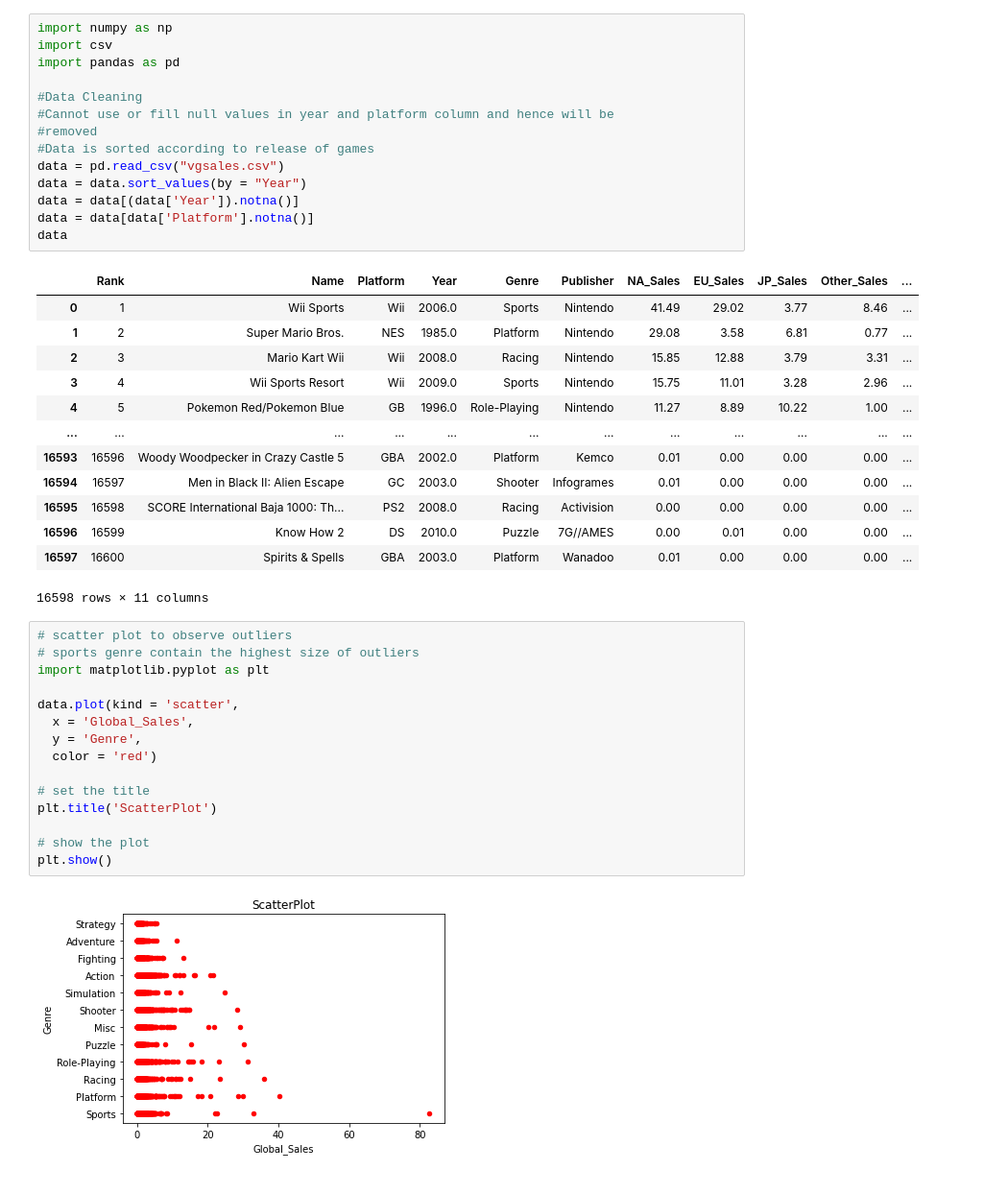
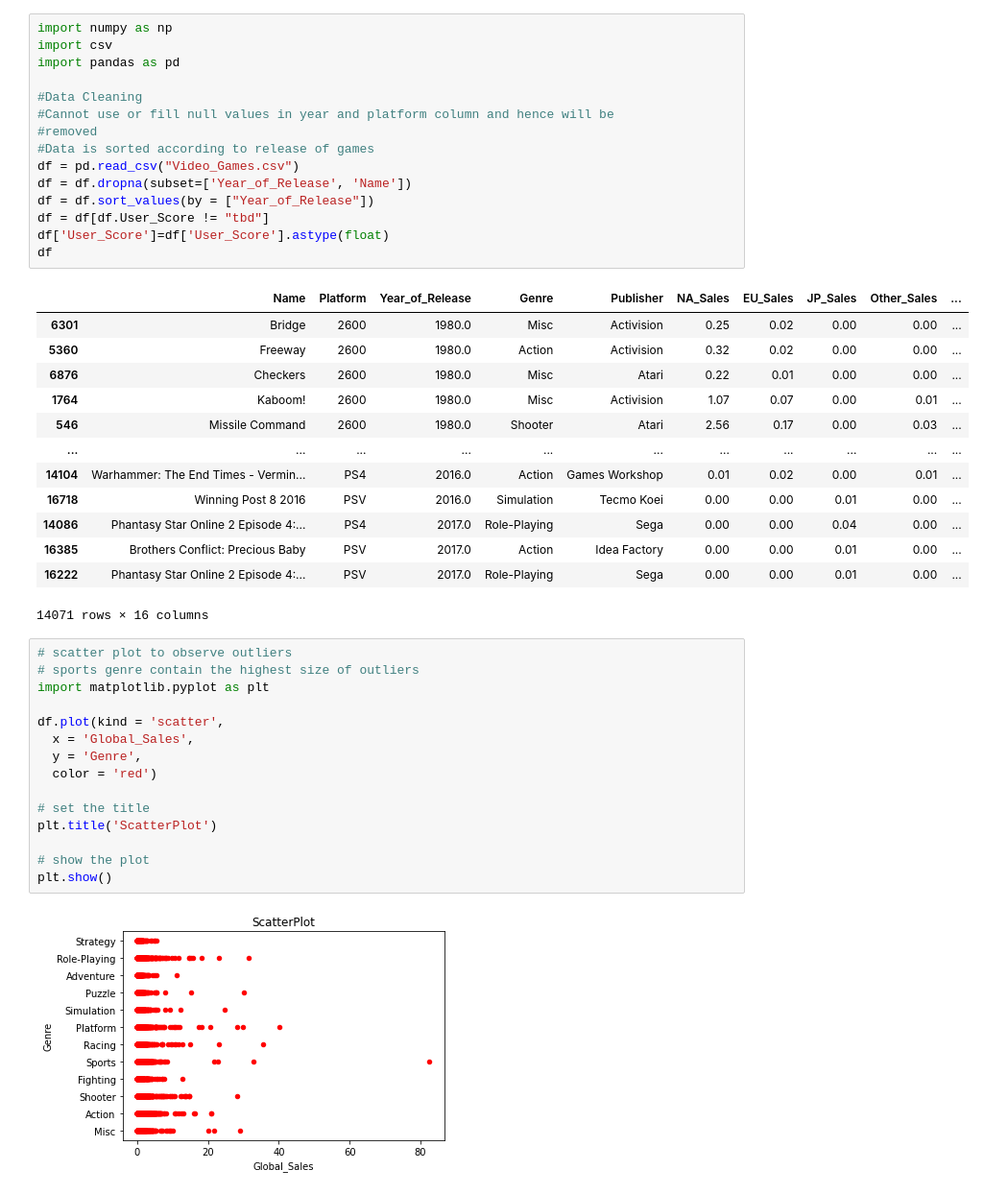
Before and after one commit to poorvisuparn/VideoGameSales, a Jupyter notebook: DA.ipynb, the cells around one changed output. Shown at 96% size. Cells and saved outputs as stored; diff of their text form.

```diff
--- a/DA.ipynb
+++ b/DA.ipynb
@@ -3,37 +3,38 @@
 # %%
 import numpy as np
 import csv
 import pandas as pd
 
 #Data Cleaning
 #Cannot use or fill null values in year and platform column and hence will be
 #removed
 #Data is sorted according to release of games
-data = pd.read_csv("vgsales.csv")
-data = data.sort_values(by = "Year")
-data = data[(data['Year']).notna()]
-data = data[data['Platform'].notna()]
-data
+df = pd.read_csv("Video_Games.csv")
+df = df.dropna(subset=['Year_of_Release', 'Name'])
+df = df.sort_values(by = ["Year_of_Release"])
+df = df[df.User_Score != "tbd"]
+df['User_Score']=df['User_Score'].astype(float)
+df
 # %% [output]
-|  | Rank | Name | Platform | Year | Genre | Publisher | NA_Sales | EU_Sales | JP_Sales | Other_Sales | ... |
-| 0 | 1 | Wii Sports | Wii | 2006.0 | Sports | Nintendo | 41.49 | 29.02 | 3.77 | 8.46 | ... |
-| 1 | 2 | Super Mario Bros. | NES | 1985.0 | Platform | Nintendo | 29.08 | 3.58 | 6.81 | 0.77 | ... |
-| 2 | 3 | Mario Kart Wii | Wii | 2008.0 | Racing | Nintendo | 15.85 | 12.88 | 3.79 | 3.31 | ... |
-| 3 | 4 | Wii Sports Resort | Wii | 2009.0 | Sports | Nintendo | 15.75 | 11.01 | 3.28 | 2.96 | ... |
-| 4 | 5 | Pokemon Red/Pokemon Blue | GB | 1996.0 | Role-Playing | Nintendo | 11.27 | 8.89 | 10.22 | 1.00 | ... |
-| ... | ... | ... | ... | ... | ... | ... | ... | ... | ... | ... | ... |
-| 16593 | 16596 | Woody Woodpecker in Crazy Castle 5 | GBA | 2002.0 | Platform | Kemco | 0.01 | 0.00 | 0.00 | 0.00 | ... |
-| 16594 | 16597 | Men in Black II: Alien Escape | GC | 2003.0 | Shooter | Infogrames | 0.01 | 0.00 | 0.00 | 0.00 | ... |
-| 16595 | 16598 | SCORE International Baja 1000: Th... | PS2 | 2008.0 | Racing | Activision | 0.00 | 0.00 | 0.00 | 0.00 | ... |
-| 16596 | 16599 | Know How 2 | DS | 2010.0 | Puzzle | 7G//AMES | 0.00 | 0.01 | 0.00 | 0.00 | ... |
-| 16597 | 16600 | Spirits & Spells | GBA | 2003.0 | Platform | Wanadoo | 0.01 | 0.00 | 0.00 | 0.00 | ... |
+|  | Name | Platform | Year_of_Release | Genre | Publisher | NA_Sales | EU_Sales | JP_Sales | Other_Sales | ... |
+| 6301 | Bridge | 2600 | 1980.0 | Misc | Activision | 0.25 | 0.02 | 0.00 | 0.00 | ... |
+| 5360 | Freeway | 2600 | 1980.0 | Action | Activision | 0.32 | 0.02 | 0.00 | 0.00 | ... |
+| 6876 | Checkers | 2600 | 1980.0 | Misc | Atari | 0.22 | 0.01 | 0.00 | 0.00 | ... |
+| 1764 | Kaboom! | 2600 | 1980.0 | Misc | Activision | 1.07 | 0.07 | 0.00 | 0.01 | ... |
+| 546 | Missile Command | 2600 | 1980.0 | Shooter | Atari | 2.56 | 0.17 | 0.00 | 0.03 | ... |
+| ... | ... | ... | ... | ... | ... | ... | ... | ... | ... | ... |
+| 14104 | Warhammer: The End Times - Vermin... | PS4 | 2016.0 | Action | Games Workshop | 0.01 | 0.02 | 0.00 | 0.01 | ... |
+| 16718 | Winning Post 8 2016 | PSV | 2016.0 | Simulation | Tecmo Koei | 0.00 | 0.00 | 0.01 | 0.00 | ... |
+| 14086 | Phantasy Star Online 2 Episode 4:... | PS4 | 2017.0 | Role-Playing | Sega | 0.00 | 0.00 | 0.04 | 0.00 | ... |
+| 16385 | Brothers Conflict: Precious Baby | PSV | 2017.0 | Action | Idea Factory | 0.00 | 0.00 | 0.01 | 0.00 | ... |
+| 16222 | Phantasy Star Online 2 Episode 4:... | PSV | 2017.0 | Role-Playing | Sega | 0.00 | 0.00 | 0.01 | 0.00 | ... |
-16598 rows × 11 columns
+14071 rows × 16 columns
 # %%
 # scatter plot to observe outliers
 # sports genre contain the highest size of outliers
 import matplotlib.pyplot as plt
 
-data.plot(kind = 'scatter',
+df.plot(kind = 'scatter',
   x = 'Global_Sales',
   y = 'Genre',
   color = 'red')
@@ -44,6 +45,6 @@ plt.title('ScatterPlot')
 # show the plot
 plt.show()
 # %% [output]
-[figure, old version]
+[figure, new version]
 # %%
 #Visual representation of higher selling genres across the world
```
Also changed, not shown: parts of 3 cells of this notebook.
